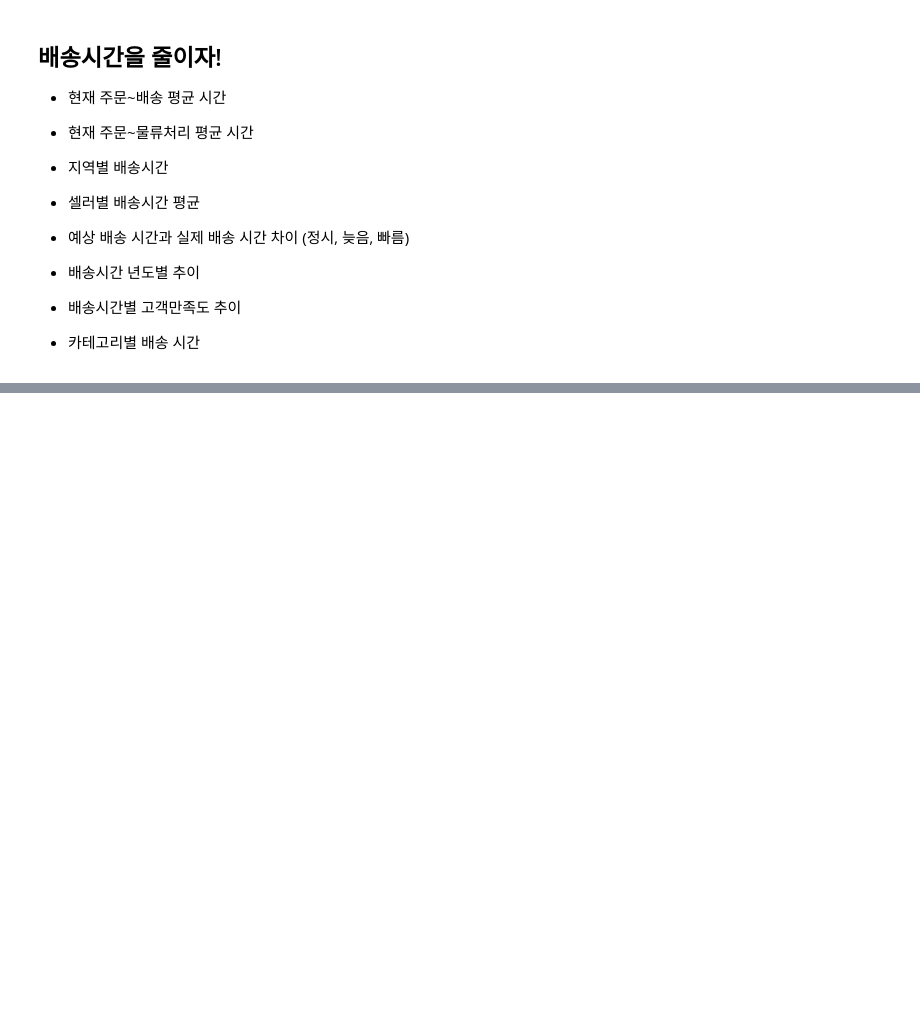
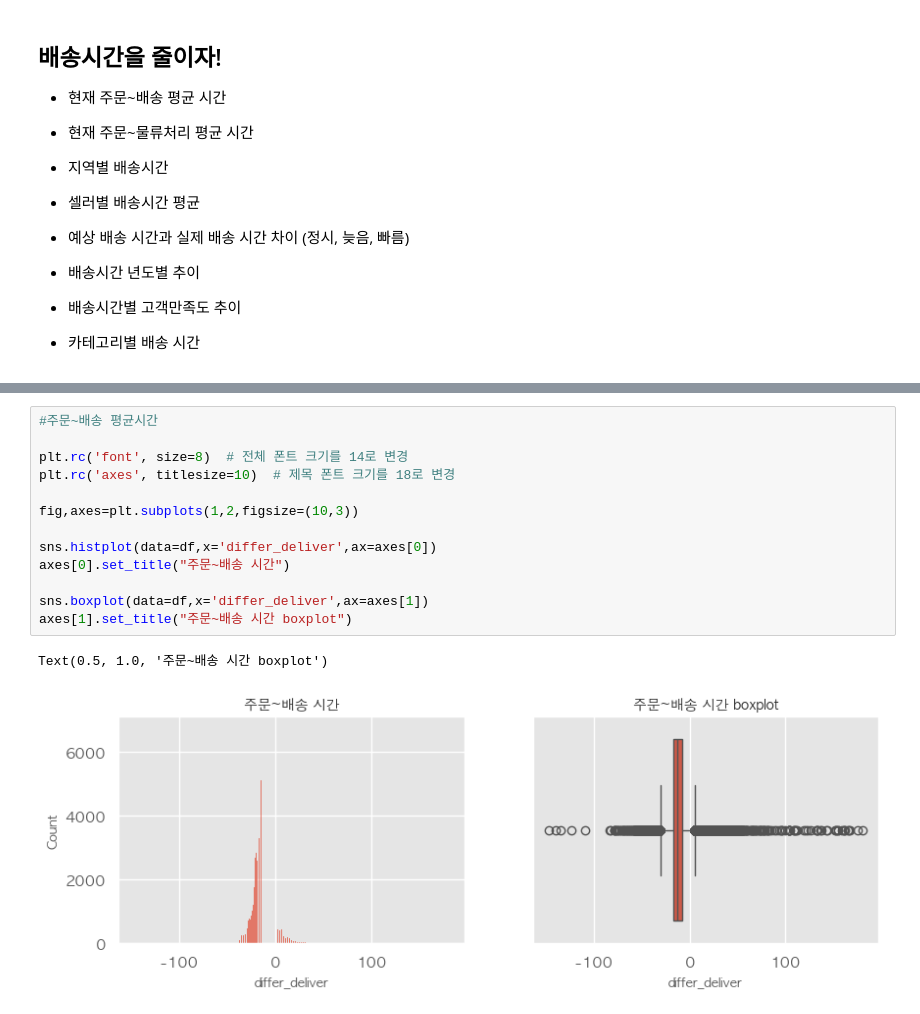
Before and after one commit to jiin124/KPI_Dacon_2024, a Jupyter notebook: aov.ipynb, the cells around one changed output, grey strips where cells are left out. Saved outputs shown, nothing was run; the diff lists cells and outputs as text; blank space fills up the shorter version.

```diff
--- a/aov.ipynb
+++ b/aov.ipynb
@@ -541,0 +653,16 @@ city_score.to_csv('data/order_final.csv',index=False)
+# %%
+#주문~배송 평균시간
+
+plt.rc('font', size=8)  # 전체 폰트 크기를 14로 변경
+plt.rc('axes', titlesize=10)  # 제목 폰트 크기를 18로 변경
+
+fig,axes=plt.subplots(1,2,figsize=(10,3))
+
+sns.histplot(data=df,x='differ_deliver',ax=axes[0])
+axes[0].set_title("주문~배송 시간")
+
+sns.boxplot(data=df,x='differ_deliver',ax=axes[1])
+axes[1].set_title("주문~배송 시간 boxplot")
+# %% [output]
+Text(0.5, 1.0, '주문~배송 시간 boxplot')
+[figure, added]
```
Also changed, not shown: parts of 26 cells of this notebook, 5 other files.
